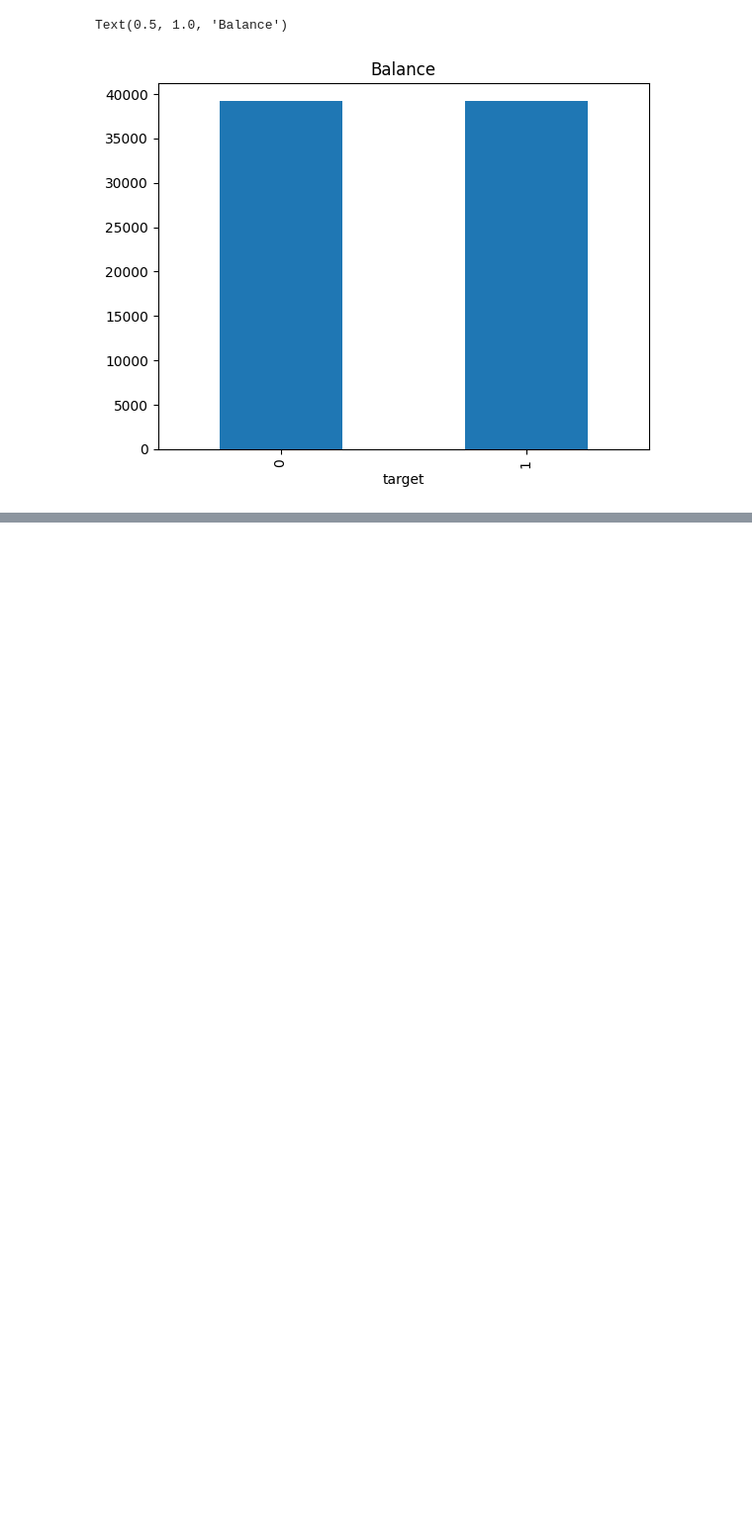
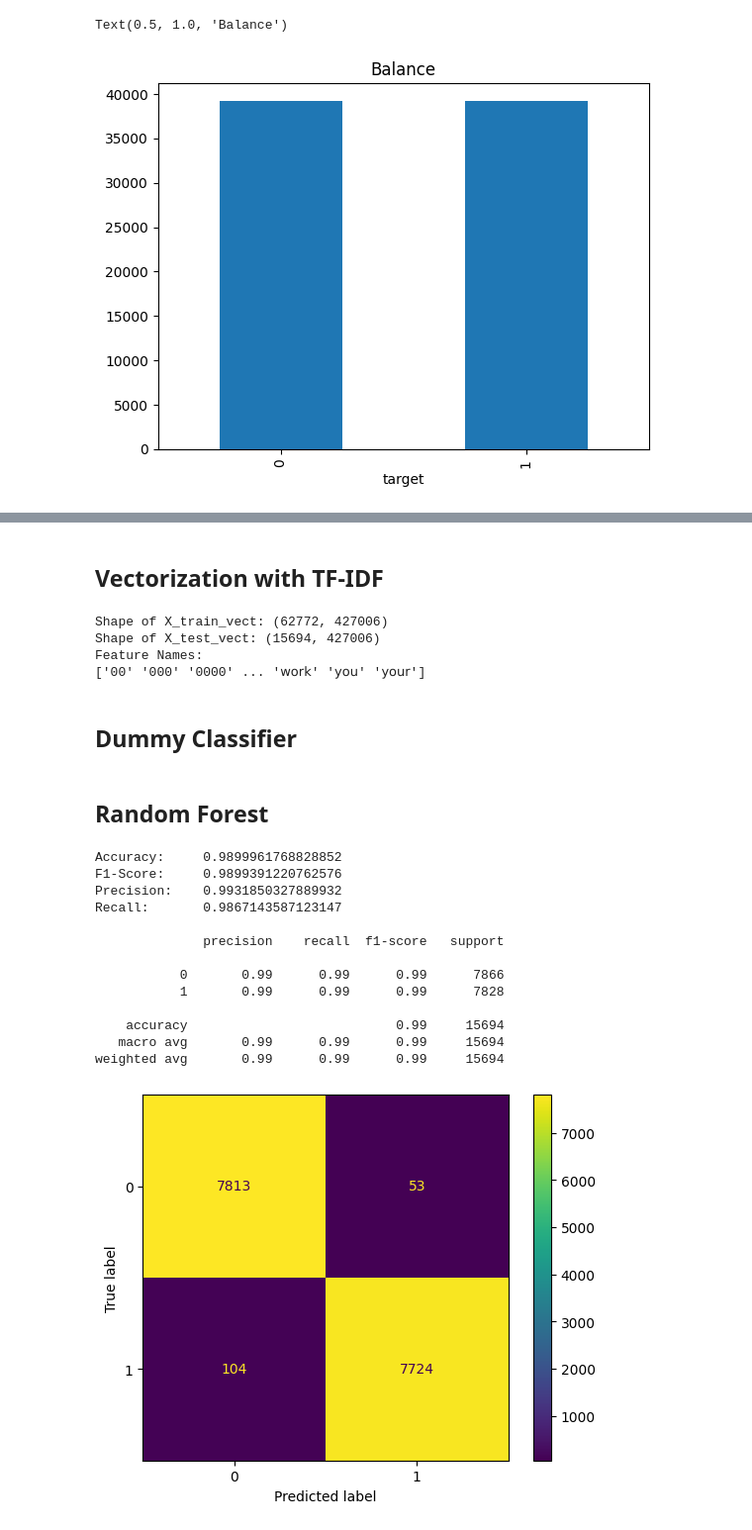
Before and after one commit to nikobiebl/Project-Work-2, a Jupyter notebook: code.ipynb, the cells around one changed output, grey strips where cells are left out. Shown at 99% size. Drawn from its saved outputs; the diff is of its cells as text; code cells hidden in the pictures; blank space fills up the shorter version.

Commit message:
First results with tf-idf and random forest 0.99 accuracy already

```diff
--- a/code.ipynb
+++ b/code.ipynb
@@ -136,0 +187,67 @@ Text(0.5, 1.0, 'Balance')
+# %% [markdown]
+## Vectorization with TF-IDF
+# %%
+# creating vectorizer with standart parameters
+vectorizer = TfidfVectorizer()
+
+# fit on and tranform training data
+X_train_tfidf = vectorizer.fit_transform(X_train)
+
+# transform test data
+X_test_tfidf = vectorizer.transform(X_test)
+
+# check the shape
+print("Shape of X_train_vect:", X_train_tfidf.shape)
+print("Shape of X_test_vect:", X_test_tfidf.shape)
+
+# print feature names
+print("Feature Names: ")
+print(vectorizer.get_feature_names_out())
+# %% [output]
+Shape of X_train_vect: (62772, 427006)
+Shape of X_test_vect: (15694, 427006)
+Feature Names:
+['00' '000' '0000' ... '𝗐𝗈𝗋𝗄' '𝗒𝗈𝗎' '𝗒𝗈𝗎𝗋']
+# %% [markdown]
+## Dummy Classifier
+# %%
+# creating classifier object with 'most_frequent'-strategy
+dummy_tfidf_classifier = DummyClassifier(strategy='uniform', random_state=42)
+
+# train classifier
+dummy_tfidf_classifier.fit(X_train_tfidf, y_train)
+
+# test classifier
+dummy_tfidf_predictions = dummy_tfidf_classifier.predict(X_test_tfidf)
+
+# print scores
+evaluate(dummy_tfidf_predictions)
+# %% [markdown]
+## Random Forest
+# %%
+# create classifier object
+rf_tfidf_classifier = RandomForestClassifier(random_state=42)
+
+# train classifier
+rf_tfidf_classifier.fit(X_train_tfidf, y_train)
+
+# test classifier
+rf_tfidf_predictions = rf_tfidf_classifier.predict(X_test_tfidf)
+
+# print scores
+evaluate(rf_tfidf_predictions)
+# %% [output]
+Accuracy:     0.9899961768828852
+F1-Score:     0.9899391220762576
+Precision:    0.9931850327889932
+Recall:       0.9867143587123147
+
+              precision    recall  f1-score   support
+
+           0       0.99      0.99      0.99      7866
+           1       0.99      0.99      0.99      7828
+
+    accuracy                           0.99     15694
+   macro avg       0.99      0.99      0.99     15694
+weighted avg       0.99      0.99      0.99     15694
+[figure, added]
```
Also changed, not shown: parts of 7 cells of this notebook.
